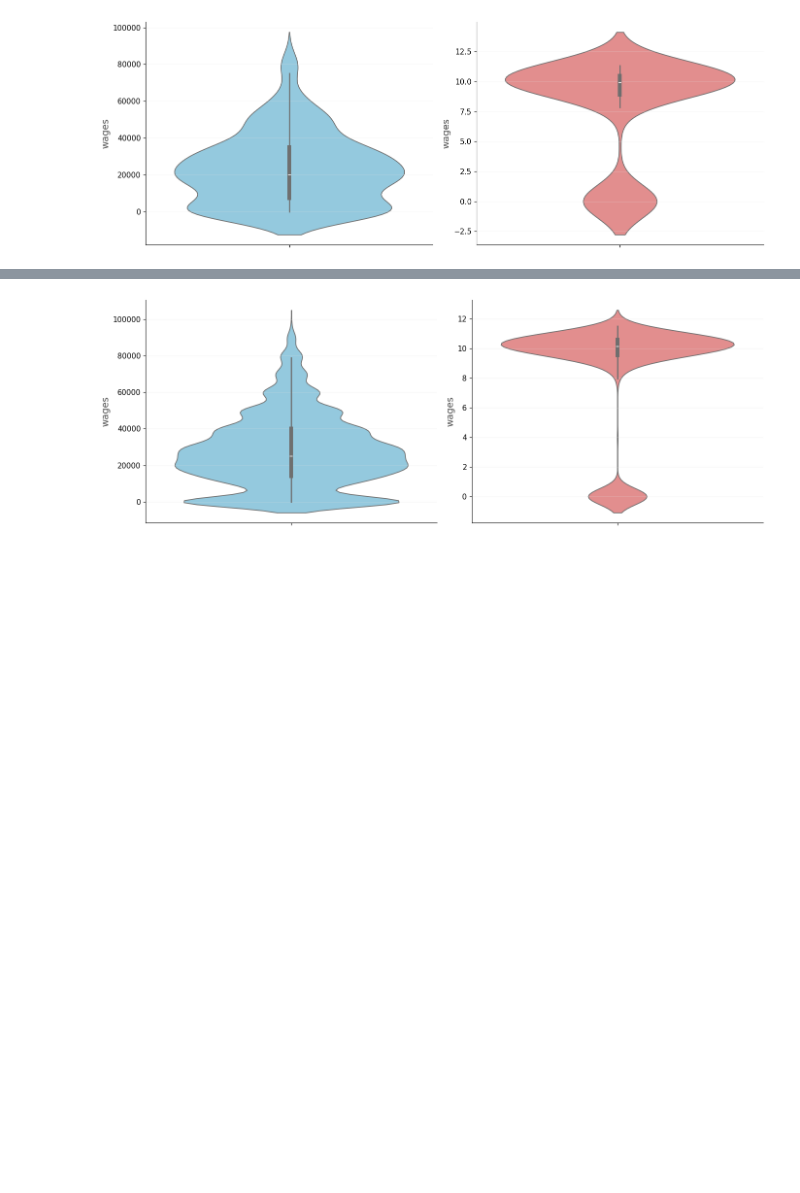
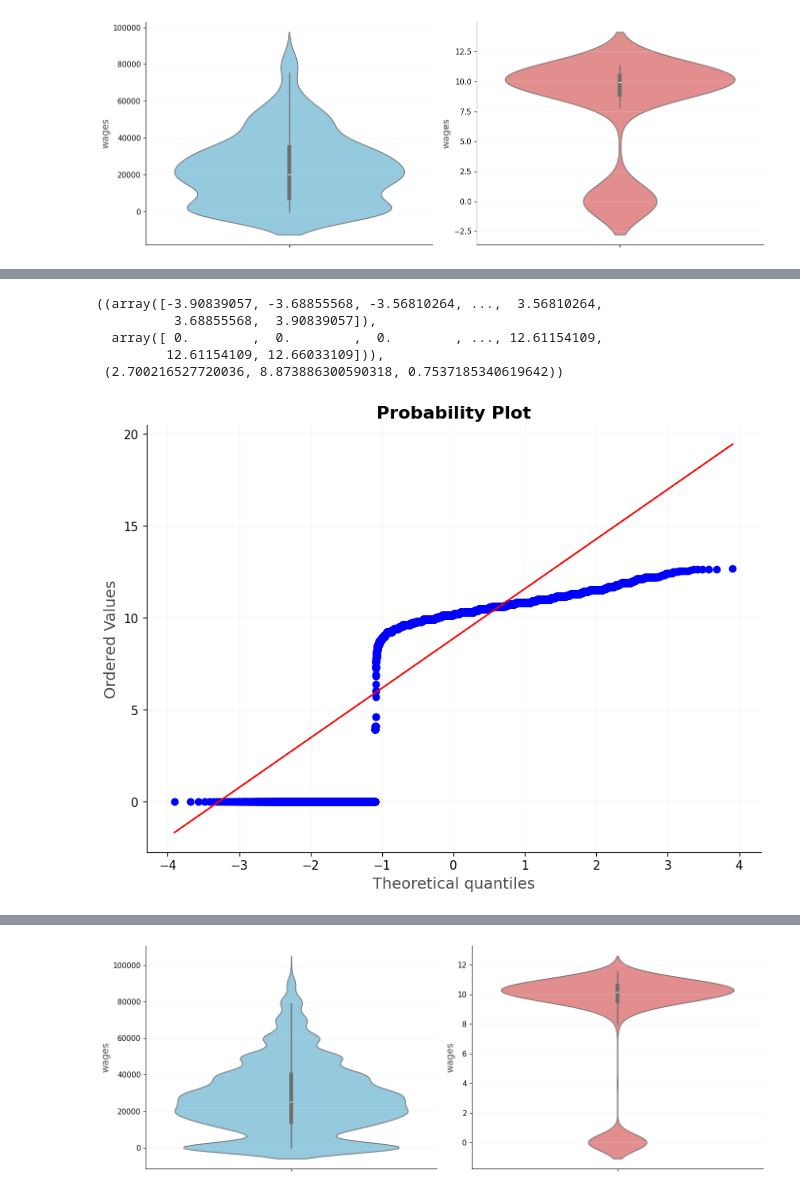
Before and after one commit to DmitriMt/master_thesis, a Jupyter notebook: notebooks/model_wages.ipynb, the cells around one changed output, grey strips where cells are left out. Drawn from its saved outputs; the diff is of its cells as text; code cells hidden in the pictures; blank space fills up the shorter version.

```diff
--- a/notebooks/model_wages.ipynb
+++ b/notebooks/model_wages.ipynb
@@ -864,0 +903,10 @@ plt.tight_layout()
+# %%
+import scipy.stats as stats
+stats.probplot(np.log1p(panel['wages']), dist="norm", plot=plt)
+# %% [output]
+((array([-3.90839057, -3.68855568, -3.56810264, ...,  3.56810264,
+          3.68855568,  3.90839057]),
+  array([ 0.        ,  0.        ,  0.        , ..., 12.61154109,
+         12.61154109, 12.66033109])),
+ (2.700216527720036, 8.873886300590318, 0.7537185340619642))
+[figure, added]
```
Also changed, not shown: parts of 14 cells of this notebook, 13 other files.
